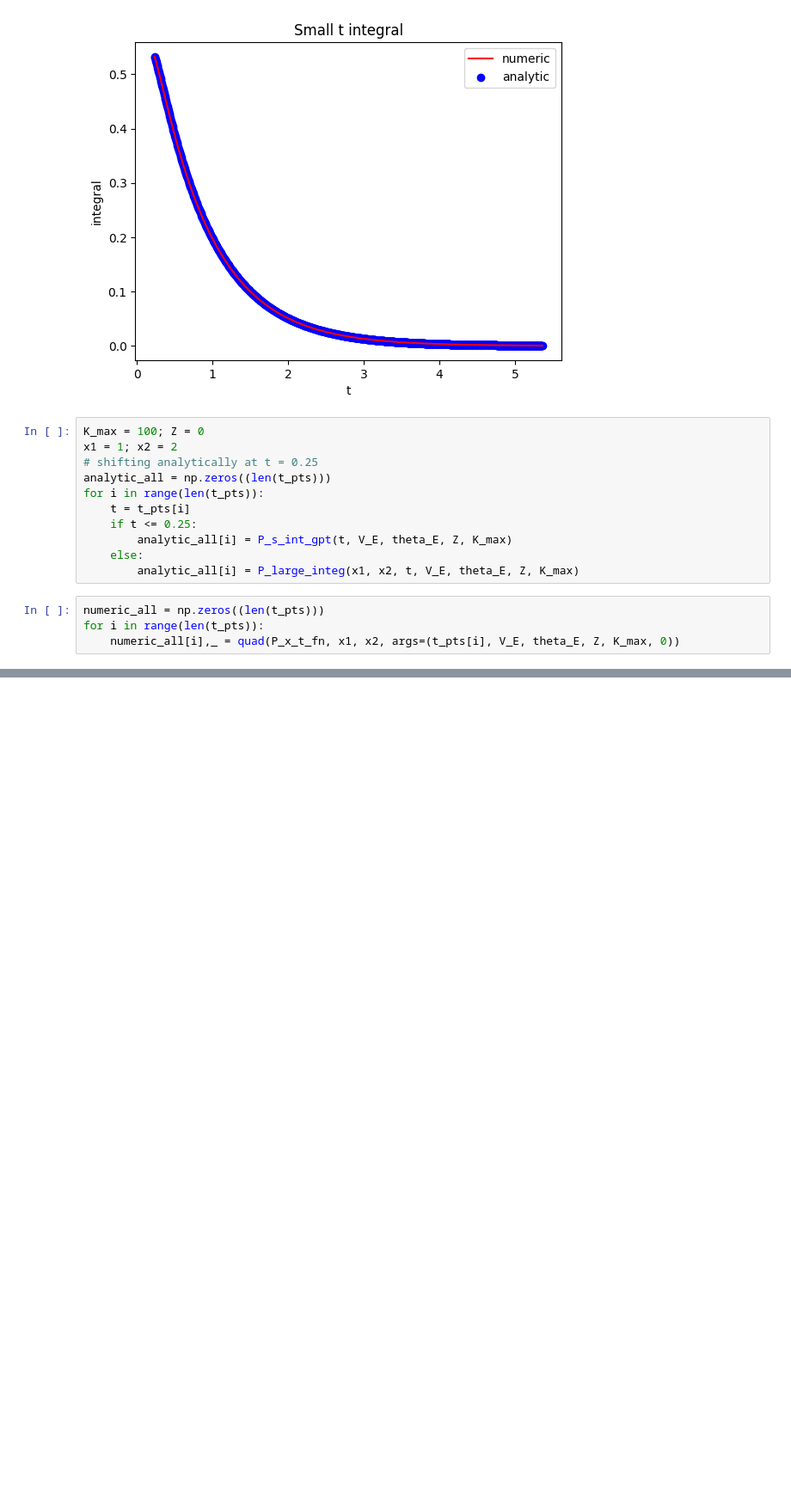
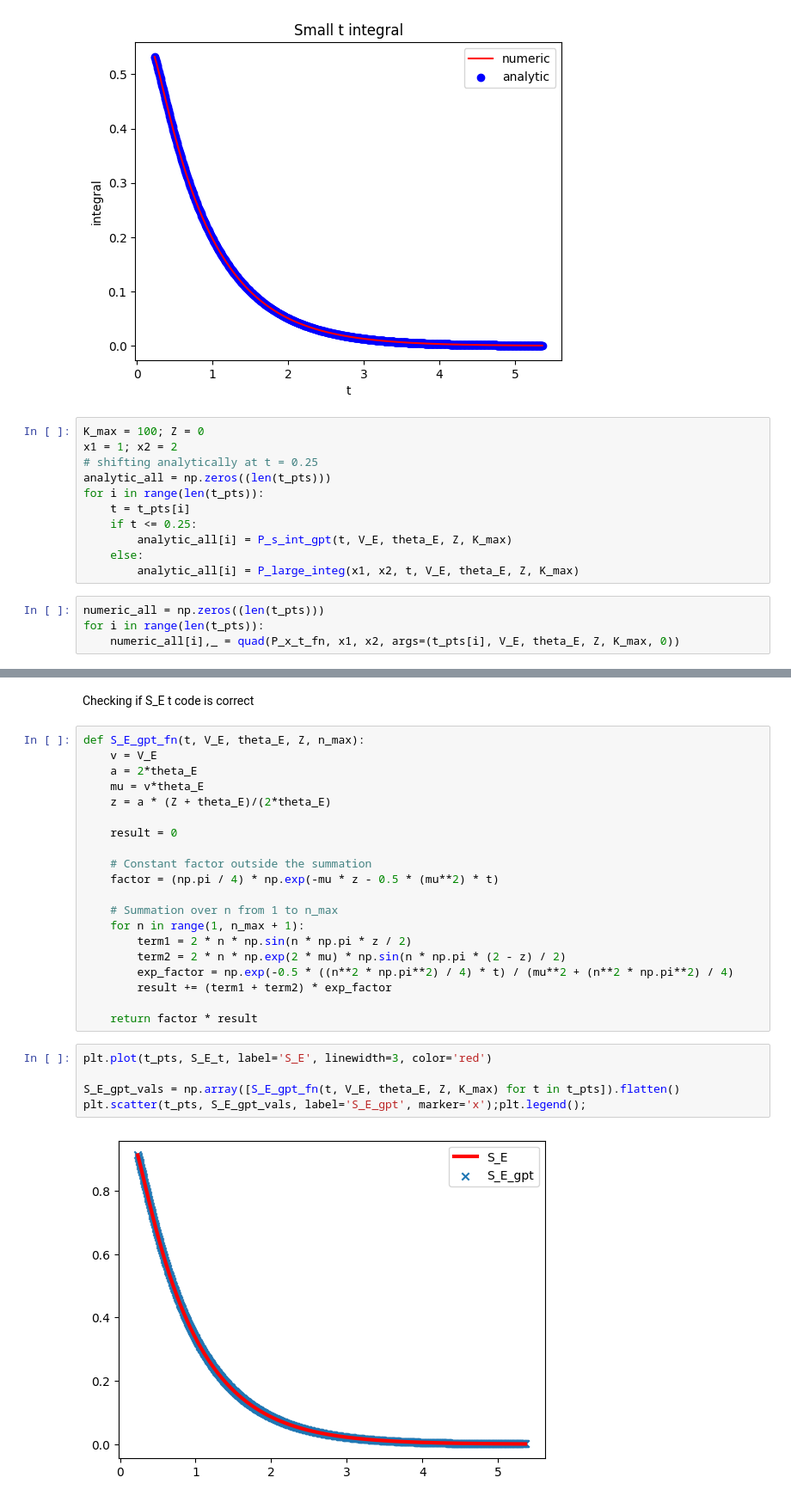
Before and after one commit to rakaar/ddm_codes, a Jupyter notebook: action_init_ddm/fitting_sim_data.ipynb, the cells around one changed output, grey strips where cells are left out. Shown at 86% size. Saved outputs shown, nothing was run; the diff lists cells and outputs as text; blank space fills up the shorter version.

```diff
--- a/action_init_ddm/fitting_sim_data.ipynb
+++ b/action_init_ddm/fitting_sim_data.ipynb
@@ -557,0 +574,29 @@ plt.xlabel('t'); plt.ylabel('integ'); plt.title('Integ of all'); plt.legend();
+# %% [markdown]
+Checking if S_E t code is correct
+# %%
+def S_E_gpt_fn(t, V_E, theta_E, Z, n_max):
+    v = V_E
+    a = 2*theta_E
+    mu = v*theta_E
+    z = a * (Z + theta_E)/(2*theta_E)
+
+    result = 0
+
+    # Constant factor outside the summation
+    factor = (np.pi / 4) * np.exp(-mu * z - 0.5 * (mu**2) * t)
+
+    # Summation over n from 1 to n_max
+    for n in range(1, n_max + 1):
+        term1 = 2 * n * np.sin(n * np.pi * z / 2)
+        term2 = 2 * n * np.exp(2 * mu) * np.sin(n * np.pi * (2 - z) / 2)
+        exp_factor = np.exp(-0.5 * ((n**2 * np.pi**2) / 4) * t) / (mu**2 + (n**2 * np.pi**2) / 4)
+        result += (term1 + term2) * exp_factor
+
+    return factor * result
+# %%
+plt.plot(t_pts, S_E_t, label='S_E', linewidth=3, color='red')
+
+S_E_gpt_vals = np.array([S_E_gpt_fn(t, V_E, theta_E, Z, K_max) for t in t_pts]).flatten()
+plt.scatter(t_pts, S_E_gpt_vals, label='S_E_gpt', marker='x');plt.legend();
+# %% [output]
+[figure, added]
```
Also changed, not shown: parts of 7 cells of this notebook.
